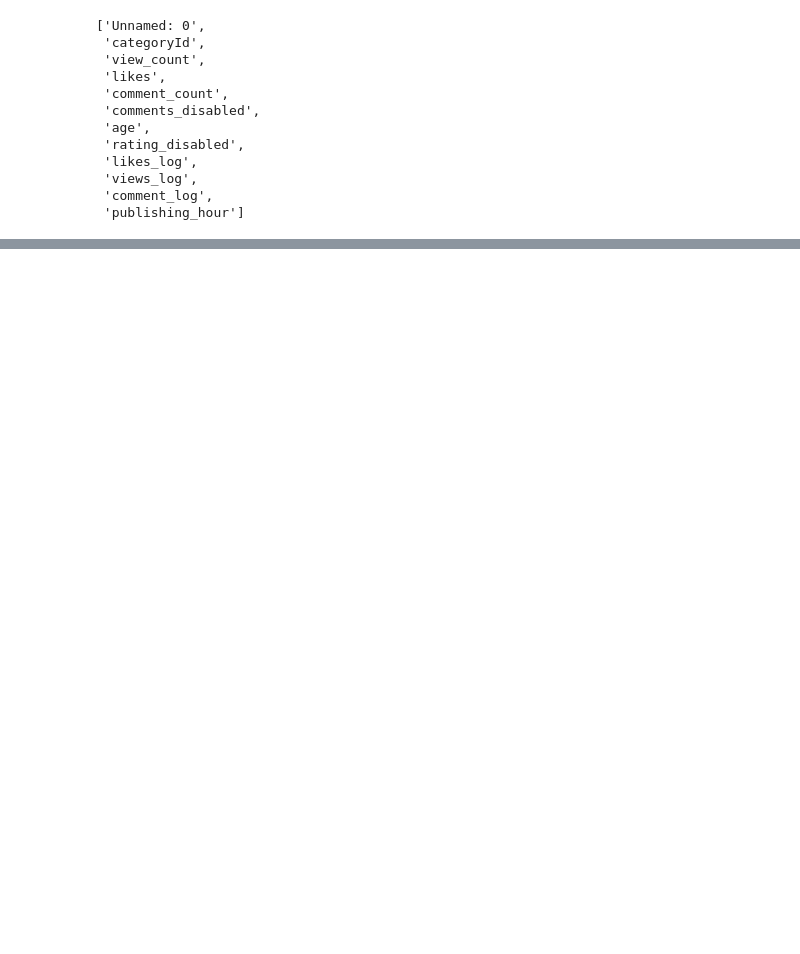
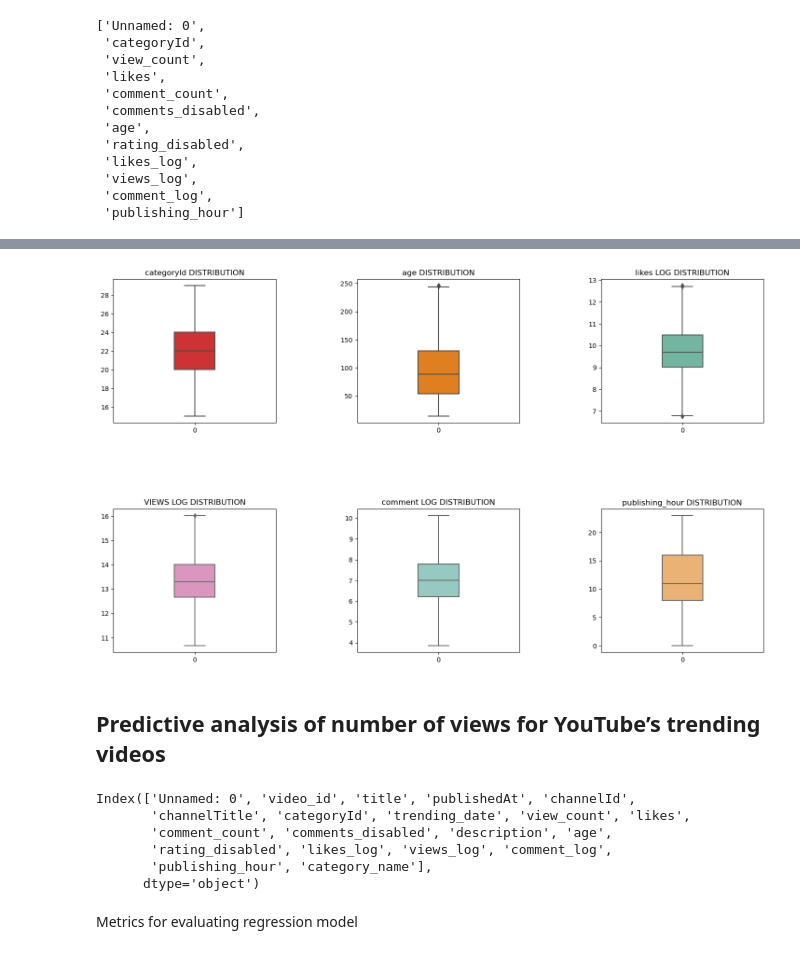
Before and after one commit to ThanhVinhTong/Youtube_Trending_Analysis, a Jupyter notebook: EDA_DS.ipynb, the cells around one changed output, grey strips where cells are left out. Cells and saved outputs as stored; diff of their text form; code cells hidden in the pictures; blank space fills up the shorter version.

Commit message:
update EDA_DS, now have model

```diff
--- a/EDA_DS.ipynb
+++ b/EDA_DS.ipynb
@@ -387,0 +447,15 @@ plt.show()
+# %%
+find_outliers(cols=cols)
+# %% [output]
+[figure, added]
+# %% [markdown]
+## Predictive analysis of number of views for YouTube’s trending videos
+# %%
+df_yout.columns
+# %% [output]
+Index(['Unnamed: 0', 'video_id', 'title', 'publishedAt', 'channelId',
+       'channelTitle', 'categoryId', 'trending_date', 'view_count', 'likes',
+       'comment_count', 'comments_disabled', 'description', 'age',
+       'rating_disabled', 'likes_log', 'views_log', 'comment_log',
+       'publishing_hour', 'category_name'],
+      dtype='object')
@@ -387,0 +465,2 @@ plt.show()
+# %% [markdown]
+Metrics for evaluating regression model
```
Also changed, not shown: parts of 19 cells of this notebook.
